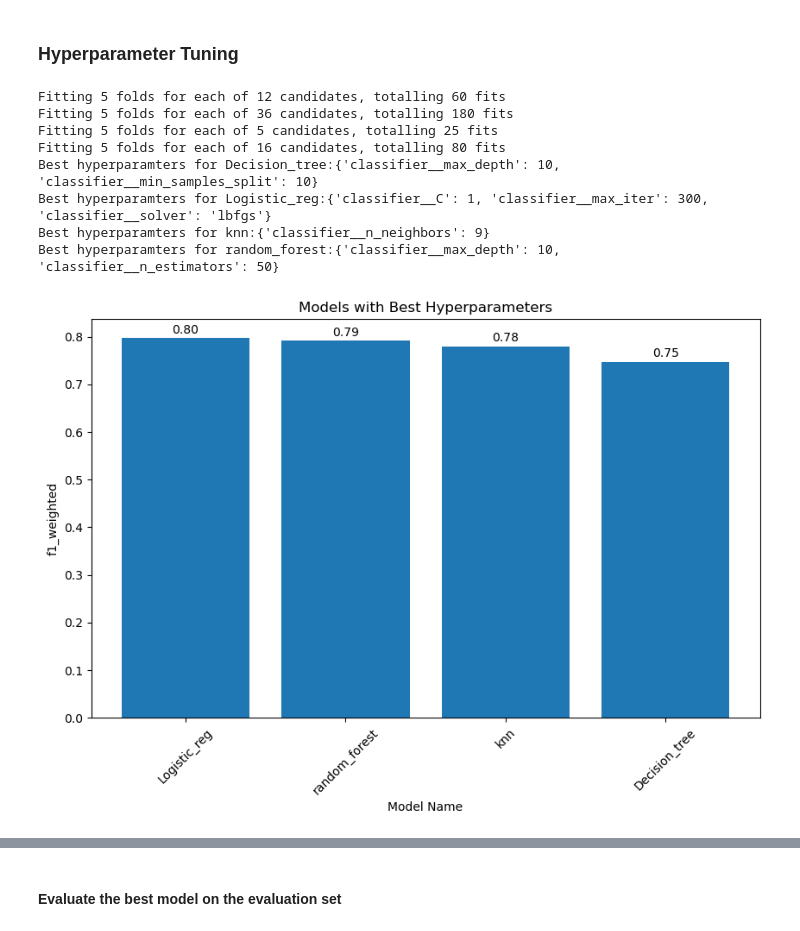
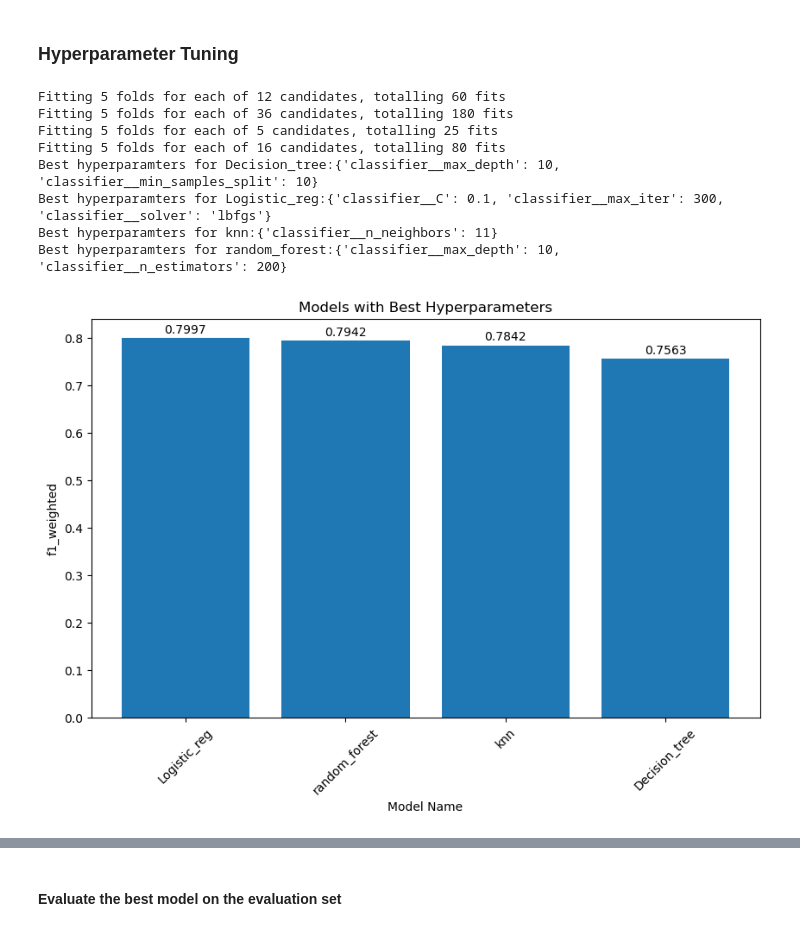
Before and after one commit to MumoMutiso/LP2-Curium-, a Jupyter notebook: modeling.ipynb, the cells around one changed output, grey strips where cells are left out. Saved outputs shown, nothing was run; the diff lists cells and outputs as text; code cells hidden in the pictures.

Commit message:
Use stratified kfold in gridsearch, add comparison of models before and after, add other visualisations-comparison, predicted churn

```diff
--- a/modeling.ipynb
+++ b/modeling.ipynb
@@ -204,7 +207,7 @@ for model_name, classifier in models:
     grid_search = GridSearchCV(
         estimator= final_pipeline,
         param_grid = param_grid,
-        cv=5,
+        cv=StratifiedKFold(n_splits=5, shuffle=True, random_state=42),
         scoring = ['f1_weighted', 'precision', 'recall'],
         refit = 'f1_weighted',
         verbose=3,
@@ -224,7 +227,7 @@ Fitting 5 folds for each of 36 candidates, totalling 180 fits
 Fitting 5 folds for each of 5 candidates, totalling 25 fits
 Fitting 5 folds for each of 16 candidates, totalling 80 fits
 Best hyperparamters for Decision_tree:{'classifier__max_depth': 10, 'classifier__min_samples_split': 10}
-Best hyperparamters for Logistic_reg:{'classifier__C': 1, 'classifier__max_iter': 300, 'classifier__solver': 'lbfgs'}
-Best hyperparamters for knn:{'classifier__n_neighbors': 9}
-Best hyperparamters for random_forest:{'classifier__max_depth': 10, 'classifier__n_estimators': 50}
+Best hyperparamters for Logistic_reg:{'classifier__C': 0.1, 'classifier__max_iter': 300, 'classifier__solver': 'lbfgs'}
+Best hyperparamters for knn:{'classifier__n_neighbors': 11}
+Best hyperparamters for random_forest:{'classifier__max_depth': 10, 'classifier__n_estimators': 200}
 # %%
@@ -240,25 +245,25 @@ best_models = get_best_models(params)
 # %%
 # Get models f1_weighted scores and names
 model_names = [model_name for model_name in search_histories.keys()]
 model_scores = [search_history['mean_test_f1_weighted'].max() for search_history in search_histories.values()]
 
 # Create a DataFrame to for plot
-df_models = pd.DataFrame({'model_name': model_names, 'f1_weighted': model_scores})
-df_models = df_models.sort_values(by='f1_weighted', ascending=False)
+df_models = pd.DataFrame({'model_name': model_names, 'f1_score': model_scores})
+df_models = df_models.sort_values(by='f1_score', ascending=False)
 
 
 # Create a bar chart
 plt.figure(figsize=(10,6))
-plt.bar(data=df_models, x='model_name', height='f1_weighted')
+plt.bar(data=df_models, x='model_name', height='f1_score')
 
 # Add text labels to the bars
-for i, score in enumerate(df_models['f1_weighted']):
-    plt.text(i, score+0.01, '{:1.2f}'.format(score), ha="center")
+for i, score in enumerate(df_models['f1_score']):
+    plt.text(i, score+0.01, '{:1.4f}'.format(score), ha="center")
 
 plt.xlabel('Model Name')
 plt.ylabel('f1_weighted')
 plt.title('Models with Best Hyperparameters')
 plt.xticks(rotation=45)
 plt.show()
 # %% [output]
-[figure, old version]
+[figure, new version]
```
Also changed, not shown: parts of 13 cells of this notebook.
